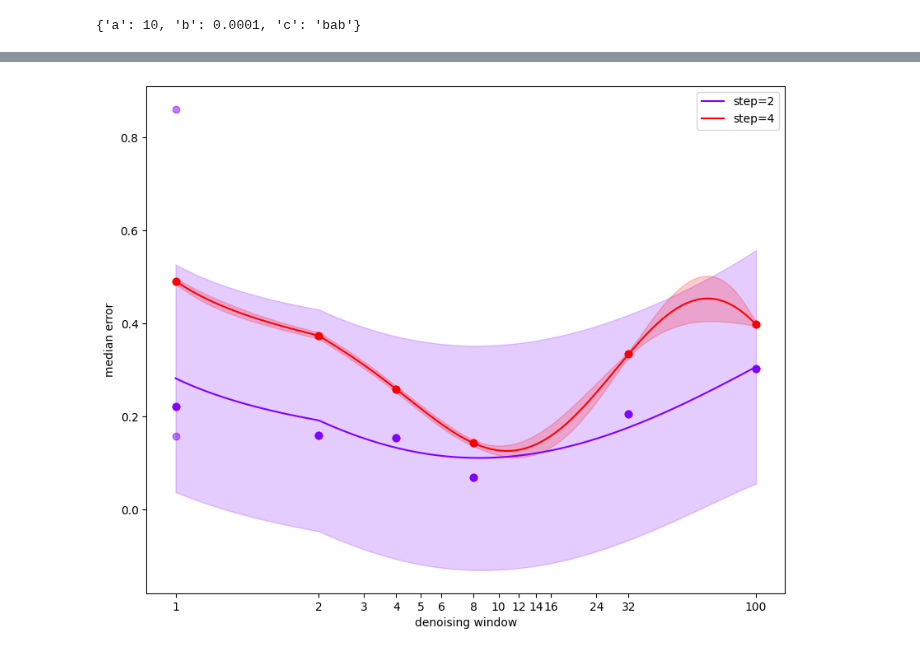
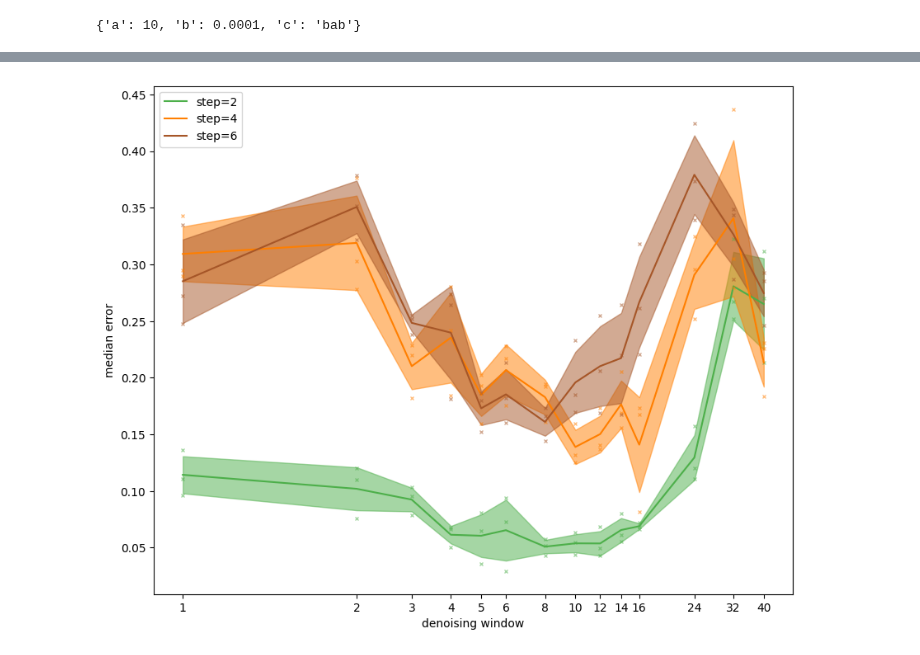
Before and after one commit to msh2481/gud, a Jupyter notebook: report.ipynb, the cells around one changed output, grey strips where cells are left out. Drawn from its saved outputs; the diff is of its cells as text; code cells hidden in the pictures.

```diff
--- a/report.ipynb
+++ b/report.ipynb
@@ -62,11 +62,11 @@ from collections import defaultdict
 from pprint import pprint
 
 lists = defaultdict(list)
-name = "slope"
+names = ["slope"]  # , "fixed-steps"]
 
 for exp in loader.find_all():
     notes = exp.meta["comment"]
-    if name not in notes and "fixed-steps" not in notes:
+    if not any(name in notes for name in names):
         continue
 
     try:
@@ -76,10 +76,9 @@ for exp in loader.find_all():
         if params["k"] == "AR":
             w = 1
         elif params["k"] == "D":
-            w = 100
-        last_q50 = exp.metrics["q50"][-3:]
-        avg = sum(last_q50) / len(last_q50)
-        lists[(step, w)].append(avg)
+            w = 40
+        value = min(exp.metrics["q50"])
+        lists[(step, w)].append(value)
     except Exception:
         continue
 # %%
@@ -105,48 +104,41 @@ defaultdict(list,
 # %%
-from sklearn.gaussian_process import GaussianProcessRegressor
-from sklearn.gaussian_process.kernels import RBF, WhiteKernel
+import matplotlib.pyplot as plt
+import numpy as np
 
 plt.figure(figsize=(10, 8))
 plt.xscale("symlog")
 ws = sorted(list(set([w for (step, w) in lists])))
 steps = sorted(list(set([step for (step, w) in lists])))
-colors = plt.cm.rainbow(np.linspace(0, 1, len(steps)))
+colors = plt.cm.Set1(np.linspace(0.3, 0.7, len(steps)))
 
 for step, color in zip(steps, colors):
-    # Collect data points
-    X, y = [], []
+    # Collect and compute statistics for each window size
+    means, stds, xs = [], [], []
     for w in ws:
         cur = lists[(step, w)]
         cur = [x for x in cur if x < 2]
         if len(cur) > 0:
-            X.extend([w] * len(cur))
-            y.extend(cur)
-    X = np.array(X).reshape(-1, 1)
-    y = np.array(y)
+            means.append(np.mean(cur))
+            stds.append(np.std(cur))
+            xs.append(w)
+            plt.plot([w] * len(cur), cur, "x", ms=3, alpha=0.5, color=color)
 
-    if len(X) == 0:
+    if len(xs) == 0:
         continue
 
-    # Fit GP
-    kernel = RBF(length_scale_bounds=(0.5, 5.0)) + WhiteKernel()
-    gp = GaussianProcessRegressor(kernel=kernel)
-    gp.fit(np.log10(X), y)
+    # Convert to arrays
+    means = np.array(means)
+    stds = np.array(stds)
+    xs = np.array(xs)
 
-    # Predict
-    X_test = np.logspace(np.log10(min(ws)), np.log10(max(ws)), 100).reshape(-1, 1)
-    y_pred, y_std = gp.predict(np.log10(X_test), return_std=True)
-
-    # Plot
-    plt.plot(X_test, y_pred, "-", label=f"step={step}", color=color)
-    plt.fill_between(
-        X_test.ravel(), y_pred - 2 * y_std, y_pred + 2 * y_std, alpha=0.2, color=color
-    )
-    plt.plot(X, y, "o", alpha=0.5, color=color)
+    # Plot mean line and std area
+    plt.plot(xs, means, "-", label=f"step={step}", color=color)
+    plt.fill_between(xs, means - stds, means + stds, alpha=0.5, color=color)
 
 plt.xticks(ws, [str(w) for w in ws])
 plt.xlabel("denoising window")
 plt.ylabel("median error")
 plt.legend()
 plt.show()
 # %% [output]
-[figure, old version]
+[figure, new version]
```
Also changed, not shown: parts of 1 cell of this notebook, 4 other files.
